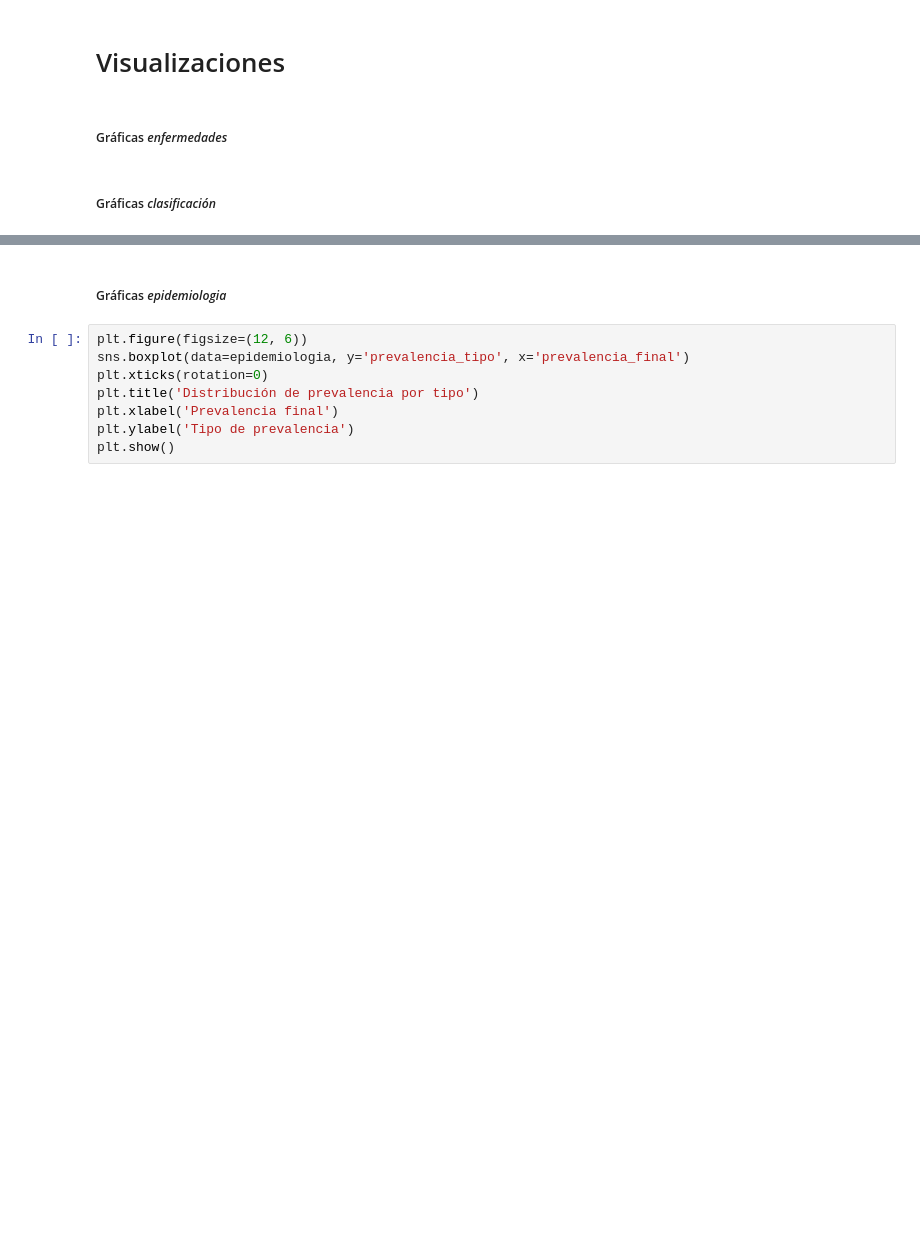
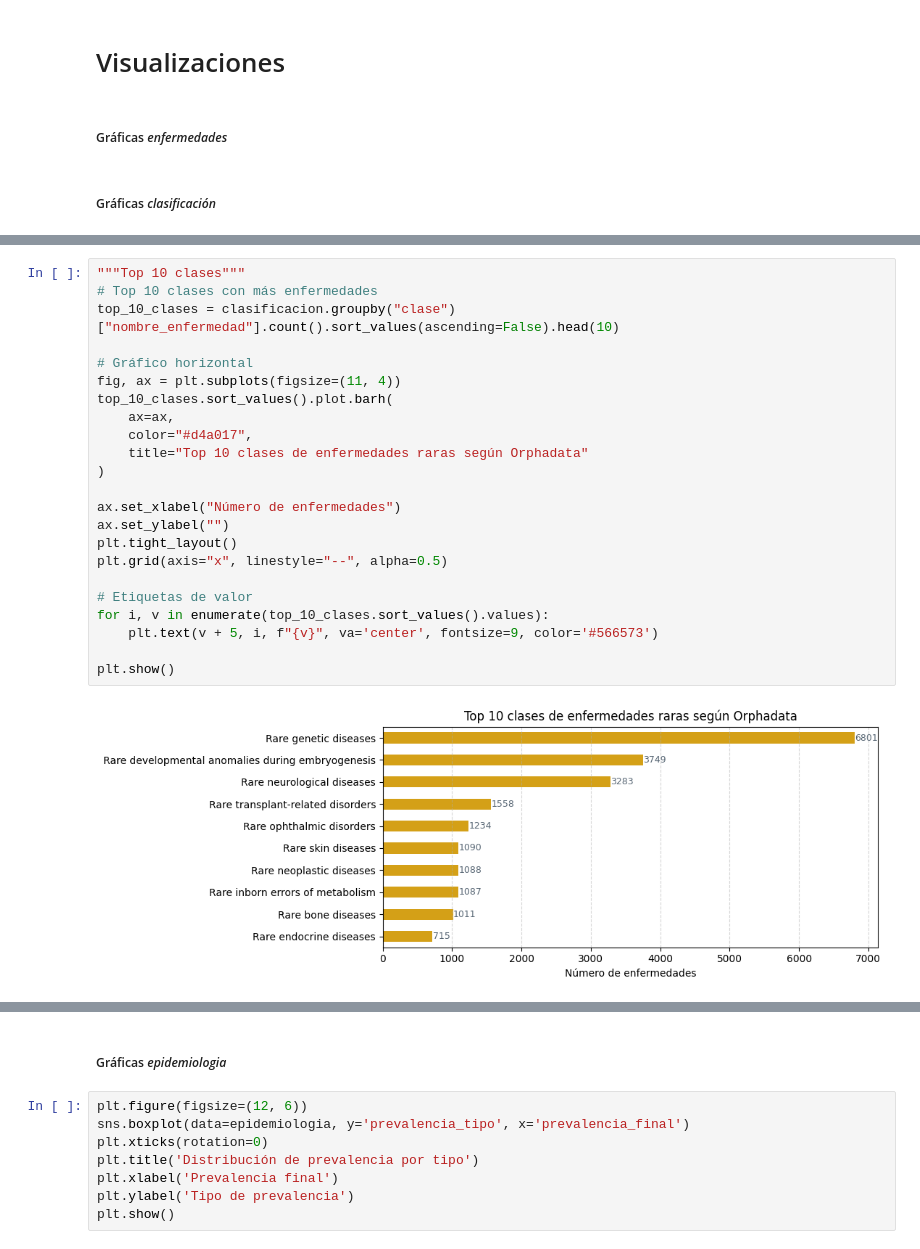
Before and after one commit to Muriburu/ITAcademy, a Jupyter notebook: Sprint 10 - Pràctica final/Code/Tratamiento_datos_Orphadata.ipynb, the cells around one changed output, grey strips where cells are left out. Cells and saved outputs as stored; diff of their text form; blank space fills up the shorter version.

```diff
--- a/Sprint 10 - Pràctica final/Code/Tratamiento_datos_Orphadata.ipynb
+++ b/Sprint 10 - Pràctica final/Code/Tratamiento_datos_Orphadata.ipynb
@@ -1349 +1353,26 @@ plt.show()
+# %%
+"""Top 10 clases"""
+# Top 10 clases con más enfermedades
+top_10_clases = clasificacion.groupby("clase")["nombre_enfermedad"].count().sort_values(ascending=False).head(10)
+
+# Gráfico horizontal
+fig, ax = plt.subplots(figsize=(11, 4))
+top_10_clases.sort_values().plot.barh(
+    ax=ax,
+    color="#d4a017",
+    title="Top 10 clases de enfermedades raras según Orphadata"
+)
+
+ax.set_xlabel("Número de enfermedades")
+ax.set_ylabel("")
+plt.tight_layout()
+plt.grid(axis="x", linestyle="--", alpha=0.5)
+
+# Etiquetas de valor
+for i, v in enumerate(top_10_clases.sort_values().values):
+    plt.text(v + 5, i, f"{v}", va='center', fontsize=9, color='#566573')
+
+plt.show()
+# %% [output]
+[figure, added]
 # %%
```
Also changed, not shown: parts of 17 cells of this notebook, 14 other files.
